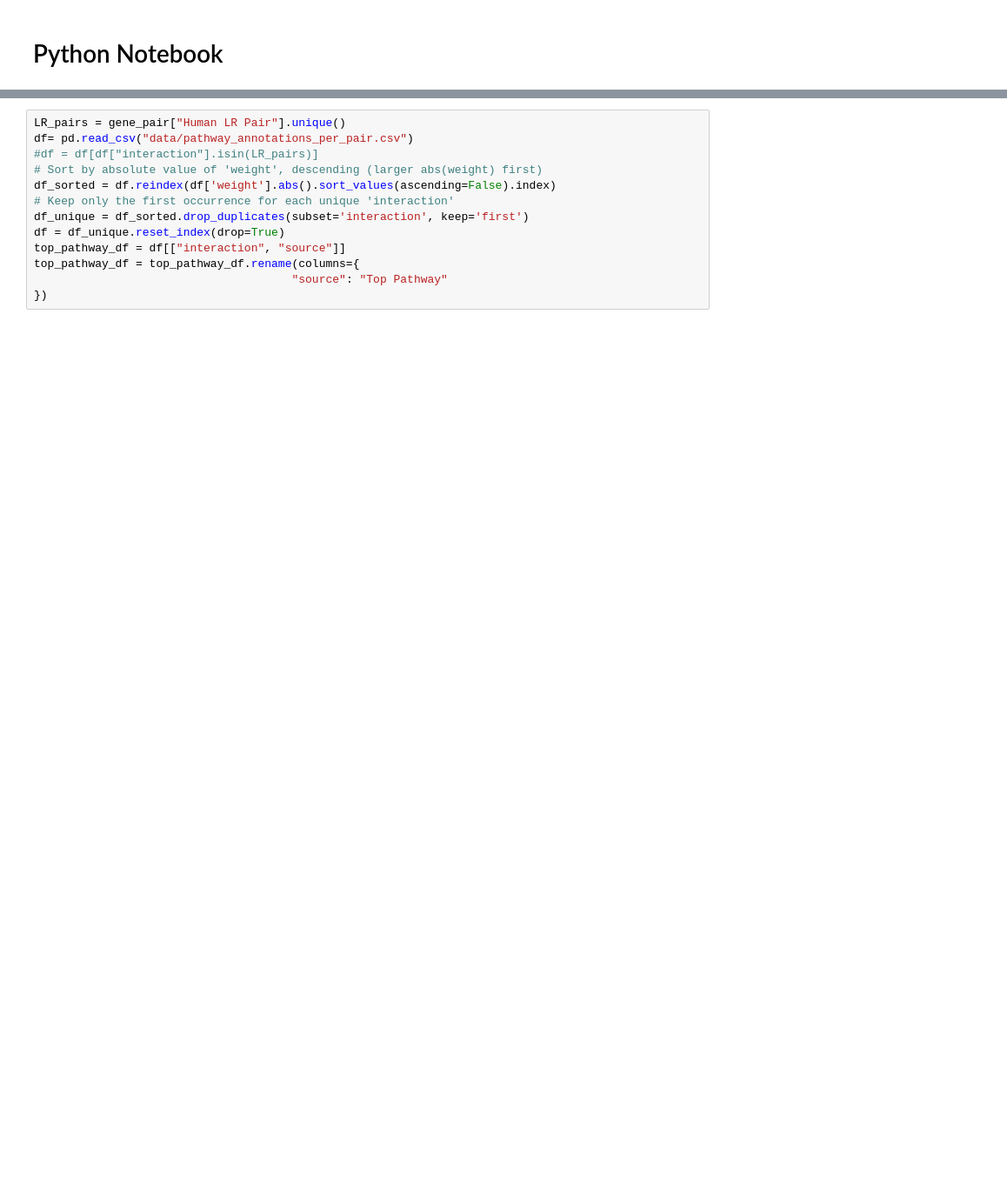
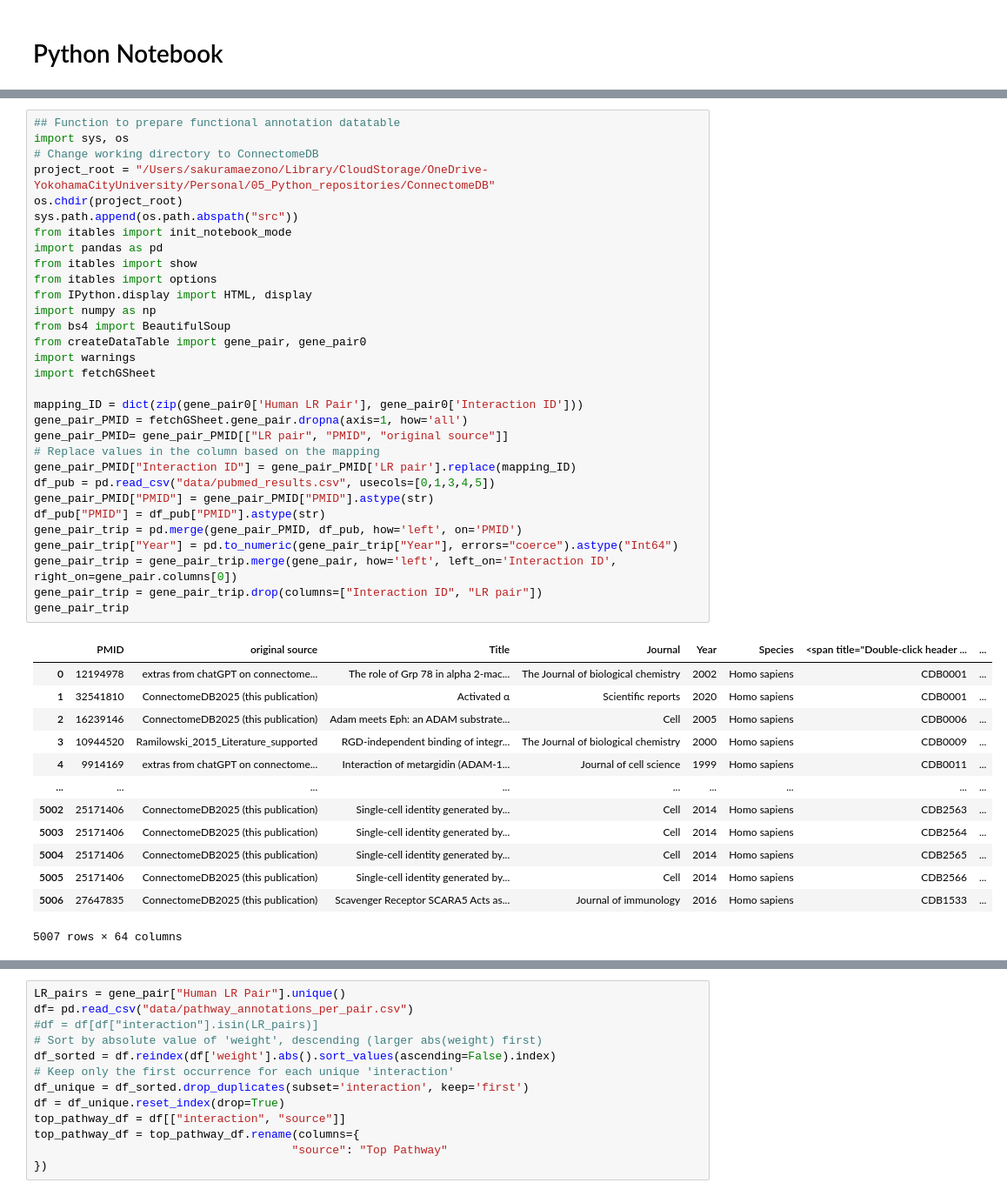
Before and after one commit to bioinfo-YCU/ConnectomeDB, a Jupyter notebook: Python_test.ipynb, the cells around one changed output, grey strips where cells are left out. Shown at 87% size. Cells and saved outputs as stored; diff of their text form; blank space fills up the shorter version.

```diff
--- a/Python_test.ipynb
+++ b/Python_test.ipynb
@@ -8,0 +6,45 @@ import fetchGSheet
+# %%
+## Function to prepare functional annotation datatable
+import sys, os
+# Change working directory to ConnectomeDB
+project_root = "/Users/sakuramaezono/Library/CloudStorage/OneDrive-YokohamaCityUniversity/Personal/05_Python_repositories/ConnectomeDB"
+os.chdir(project_root)
+sys.path.append(os.path.abspath("src"))
+from itables import init_notebook_mode
+import pandas as pd
+from itables import show
+from itables import options
+from IPython.display import HTML, display
+import numpy as np
+from bs4 import BeautifulSoup
+from createDataTable import gene_pair, gene_pair0
+import warnings
+import fetchGSheet
+
+mapping_ID = dict(zip(gene_pair0['Human LR Pair'], gene_pair0['Interaction ID']))
+gene_pair_PMID = fetchGSheet.gene_pair.dropna(axis=1, how='all')
+gene_pair_PMID= gene_pair_PMID[["LR pair", "PMID", "original source"]]
+# Replace values in the column based on the mapping
+gene_pair_PMID["Interaction ID"] = gene_pair_PMID['LR pair'].replace(mapping_ID)
+df_pub = pd.read_csv("data/pubmed_results.csv", usecols=[0,1,3,4,5])
+gene_pair_PMID["PMID"] = gene_pair_PMID["PMID"].astype(str)
+df_pub["PMID"] = df_pub["PMID"].astype(str)
+gene_pair_trip = pd.merge(gene_pair_PMID, df_pub, how='left', on='PMID')
+gene_pair_trip["Year"] = pd.to_numeric(gene_pair_trip["Year"], errors="coerce").astype("Int64")
+gene_pair_trip = gene_pair_trip.merge(gene_pair, how='left', left_on='Interaction ID', right_on=gene_pair.columns[0])
+gene_pair_trip = gene_pair_trip.drop(columns=["Interaction ID", "LR pair"])
+gene_pair_trip
+# %% [output]
+|  | PMID | original source | Title | Journal | Year | Species | <span title="Double-click header ... | ... |
+| 0 | 12194978 | extras from chatGPT on connectome... | The role of Grp 78 in alpha 2-mac... | The Journal of biological chemistry | 2002 | Homo sapiens | CDB0001 | ... |
+| 1 | 32541810 | ConnectomeDB2025 (this publication) | Activated α | Scientific reports | 2020 | Homo sapiens | CDB0001 | ... |
+| 2 | 16239146 | ConnectomeDB2025 (this publication) | Adam meets Eph: an ADAM substrate... | Cell | 2005 | Homo sapiens | CDB0006 | ... |
+| 3 | 10944520 | Ramilowski_2015_Literature_supported | RGD-independent binding of integr... | The Journal of biological chemistry | 2000 | Homo sapiens | CDB0009 | ... |
+| 4 | 9914169 | extras from chatGPT on connectome... | Interaction of metargidin (ADAM-1... | Journal of cell science | 1999 | Homo sapiens | CDB0011 | ... |
+| ... | ... | ... | ... | ... | ... | ... | ... | ... |
+| 5002 | 25171406 | ConnectomeDB2025 (this publication) | Single-cell identity generated by... | Cell | 2014 | Homo sapiens | CDB2563 | ... |
+| 5003 | 25171406 | ConnectomeDB2025 (this publication) | Single-cell identity generated by... | Cell | 2014 | Homo sapiens | CDB2564 | ... |
+| 5004 | 25171406 | ConnectomeDB2025 (this publication) | Single-cell identity generated by... | Cell | 2014 | Homo sapiens | CDB2565 | ... |
+| 5005 | 25171406 | ConnectomeDB2025 (this publication) | Single-cell identity generated by... | Cell | 2014 | Homo sapiens | CDB2566 | ... |
+| 5006 | 27647835 | ConnectomeDB2025 (this publication) | Scavenger Receptor SCARA5 Acts as... | Journal of immunology | 2016 | Homo sapiens | CDB1533 | ... |
+5007 rows × 64 columns
```
Also changed, not shown: parts of 53 cells of this notebook, 21 other files.
